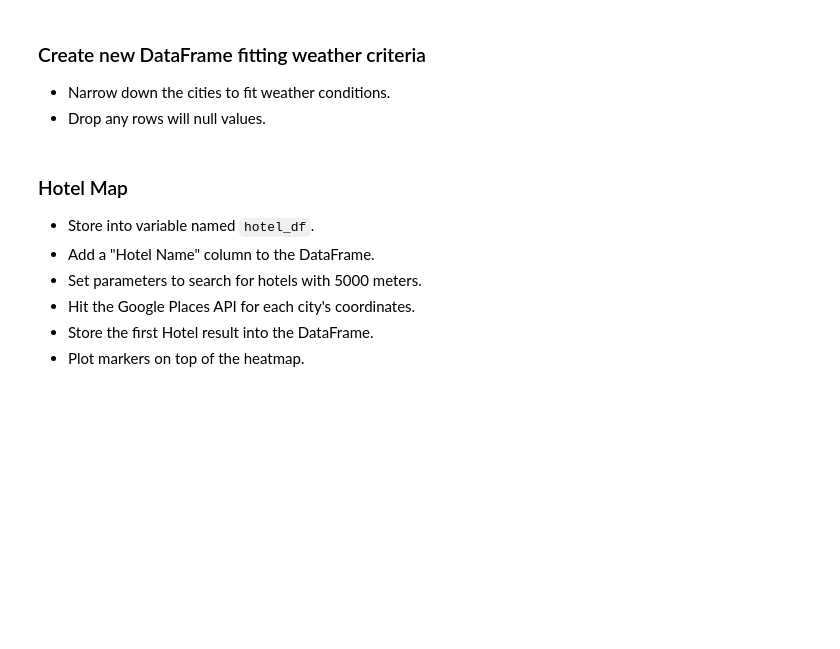
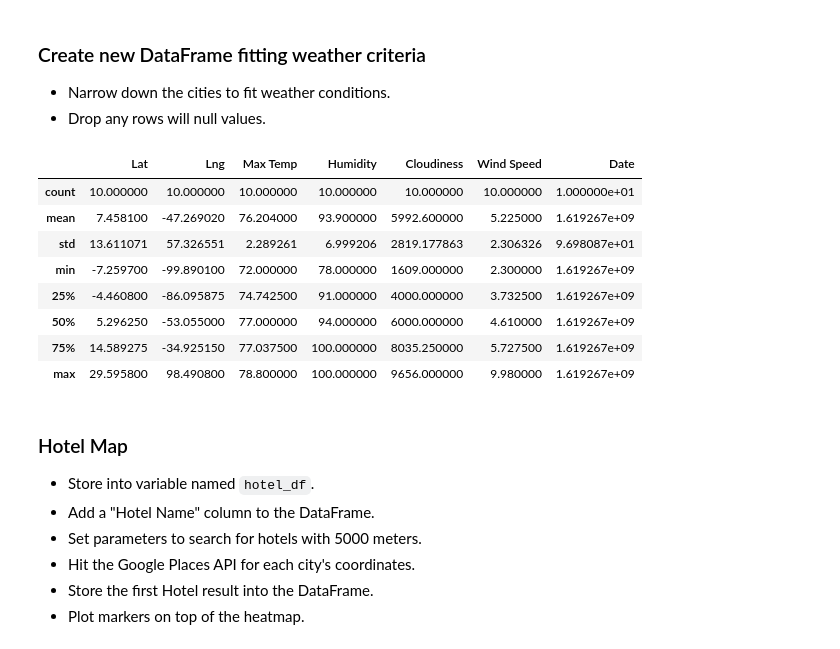
Before and after one commit to kidik425/06-Python_API_Challenge, a Jupyter notebook: VacationPy/VacationPy.ipynb, the cells around one changed output. Saved outputs shown, nothing was run; the diff lists cells and outputs as text; code cells hidden in the pictures; blank space fills up the shorter version.

```diff
--- a/VacationPy/VacationPy.ipynb
+++ b/VacationPy/VacationPy.ipynb
@@ -53,6 +59,23 @@ niceWeatherDF
 ### Create new DataFrame fitting weather criteria
 * Narrow down the cities to fit weather conditions.
 * Drop any rows will null values.
+# %%
+niceWeatherDF = weatherCitiesDF.loc[(weatherCitiesDF["Max Temp"].between(70,80))
+                                    & (weatherCitiesDF["Wind Speed"] < 10.00)
+                                    & (weatherCitiesDF["Cloudiness"] < 10000)
+                                   ]
+niceWeatherDF.dropna()
+niceWeatherDF.describe() #sanity check
+# %% [output]
+|  | Lat | Lng | Max Temp | Humidity | Cloudiness | Wind Speed | Date |
+| count | 10.000000 | 10.000000 | 10.000000 | 10.000000 | 10.000000 | 10.000000 | 1.000000e+01 |
+| mean | 7.458100 | -47.269020 | 76.204000 | 93.900000 | 5992.600000 | 5.225000 | 1.619267e+09 |
+| std | 13.611071 | 57.326551 | 2.289261 | 6.999206 | 2819.177863 | 2.306326 | 9.698087e+01 |
+| min | -7.259700 | -99.890100 | 72.000000 | 78.000000 | 1609.000000 | 2.300000 | 1.619267e+09 |
+| 25% | -4.460800 | -86.095875 | 74.742500 | 91.000000 | 4000.000000 | 3.732500 | 1.619267e+09 |
+| 50% | 5.296250 | -53.055000 | 77.000000 | 94.000000 | 6000.000000 | 4.610000 | 1.619267e+09 |
+| 75% | 14.589275 | -34.925150 | 77.037500 | 100.000000 | 8035.250000 | 5.727500 | 1.619267e+09 |
+| max | 29.595800 | 98.490800 | 78.800000 | 100.000000 | 9656.000000 | 9.980000 | 1.619267e+09 |
 # %% [markdown]
 ### Hotel Map
 * Store into variable named `hotel_df`.
```
Also changed, not shown: parts of 3 cells of this notebook, 14 other files.
